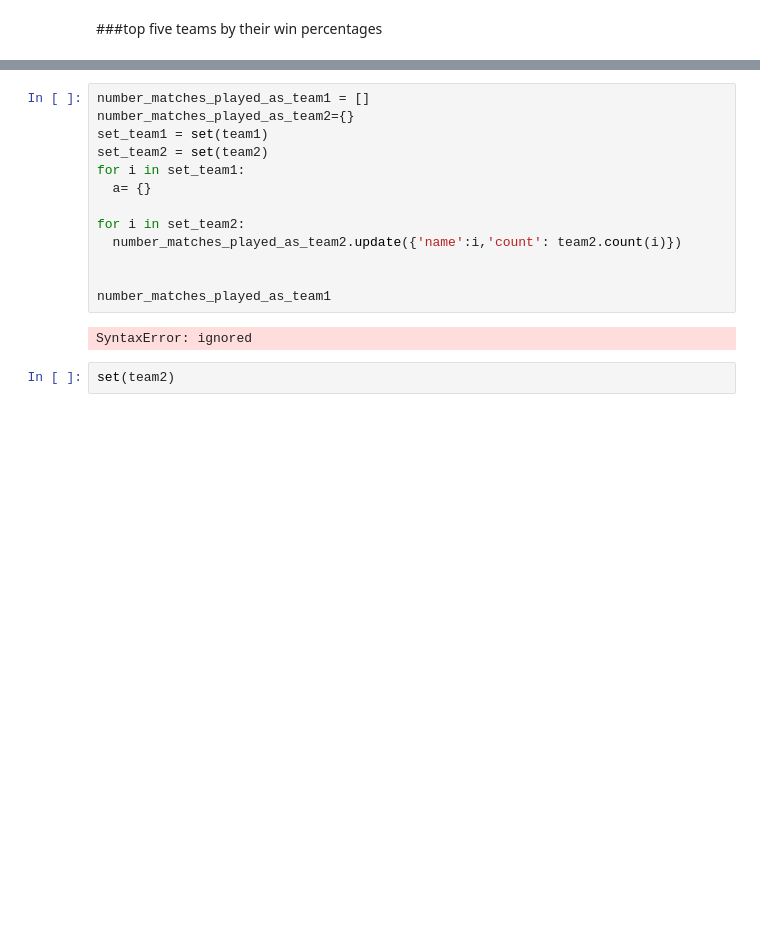
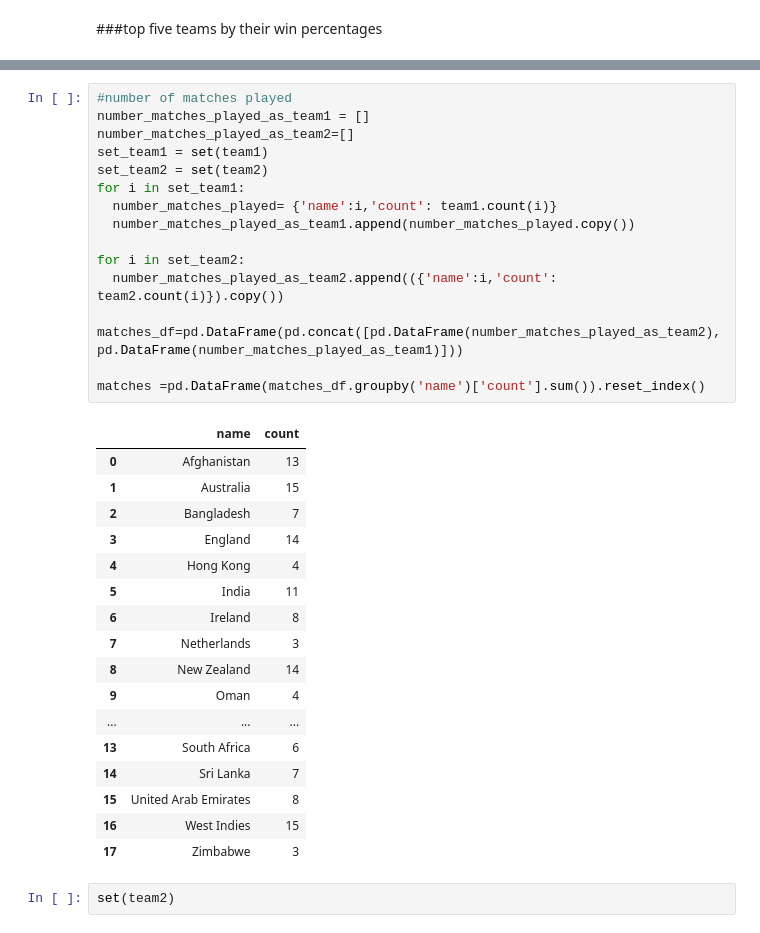
Before and after one commit to Rahul711sharma/ICC-20-20-cricket-EDA, a Jupyter notebook: Self_Project_Sample_Scorecard.ipynb, the cells around one changed output, grey strips where cells are left out. Cells and saved outputs as stored; diff of their text form; blank space fills up the shorter version.

```diff
--- a/Self_Project_Sample_Scorecard.ipynb
+++ b/Self_Project_Sample_Scorecard.ipynb
@@ -196,20 +196,39 @@ df.head()
 | 3 | [{'1st innings': {'team': 'Hong K... | 0.9 | 2016-09-12 | 1 | [datetime.date(2016, 9, 5)] | male | T20 | NaN | ... |
 | 4 | [{'1st innings': {'team': 'Zimbab... | 0.9 | 2016-06-19 | 1 | [datetime.date(2016, 6, 18)] | male | T20 | NaN | ... |
 # %%
+#number of matches played
 number_matches_played_as_team1 = []
-number_matches_played_as_team2={}
+number_matches_played_as_team2=[]
 set_team1 = set(team1)
 set_team2 = set(team2)
 for i in set_team1:
-  a= {}
+  number_matches_played= {'name':i,'count': team1.count(i)}
+  number_matches_played_as_team1.append(number_matches_played.copy())
 
 for i in set_team2:
-  number_matches_played_as_team2.update({'name':i,'count': team2.count(i)})
+  number_matches_played_as_team2.append(({'name':i,'count': team2.count(i)}).copy())
 
+matches_df=pd.DataFrame(pd.concat([pd.DataFrame(number_matches_played_as_team2),pd.DataFrame(number_matches_played_as_team1)]))
 
-number_matches_played_as_team1
+matches =pd.DataFrame(matches_df.groupby('name')['count'].sum()).reset_index()
 # %% [output]
-SyntaxError: ignored
+|  | name | count |
+| 0 | Afghanistan | 13 |
+| 1 | Australia | 15 |
+| 2 | Bangladesh | 7 |
+| 3 | England | 14 |
+| 4 | Hong Kong | 4 |
+| 5 | India | 11 |
+| 6 | Ireland | 8 |
+| 7 | Netherlands | 3 |
+| 8 | New Zealand | 14 |
+| 9 | Oman | 4 |
+| ... | ... | ... |
+| 13 | South Africa | 6 |
+| 14 | Sri Lanka | 7 |
+| 15 | United Arab Emirates | 8 |
+| 16 | West Indies | 15 |
+| 17 | Zimbabwe | 3 |
 # %%
 set(team2)
 # %% [output]
```
